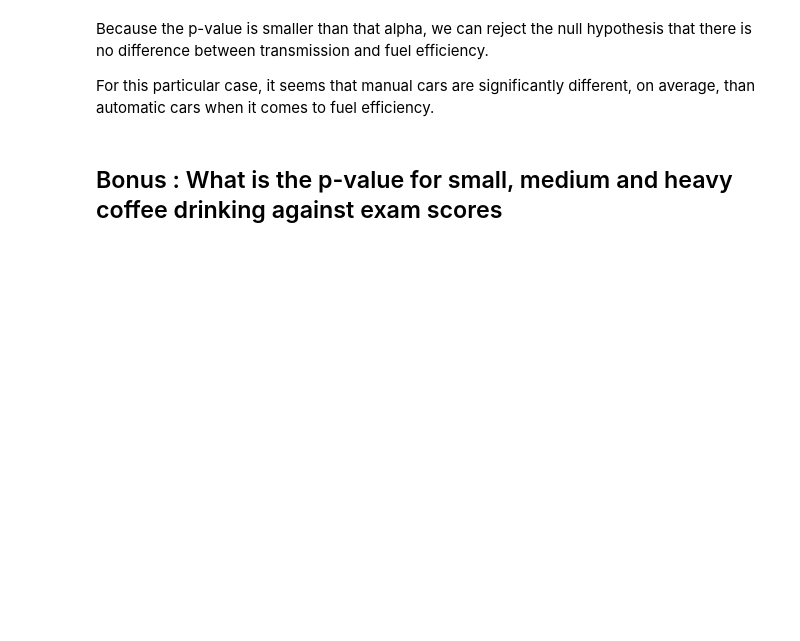
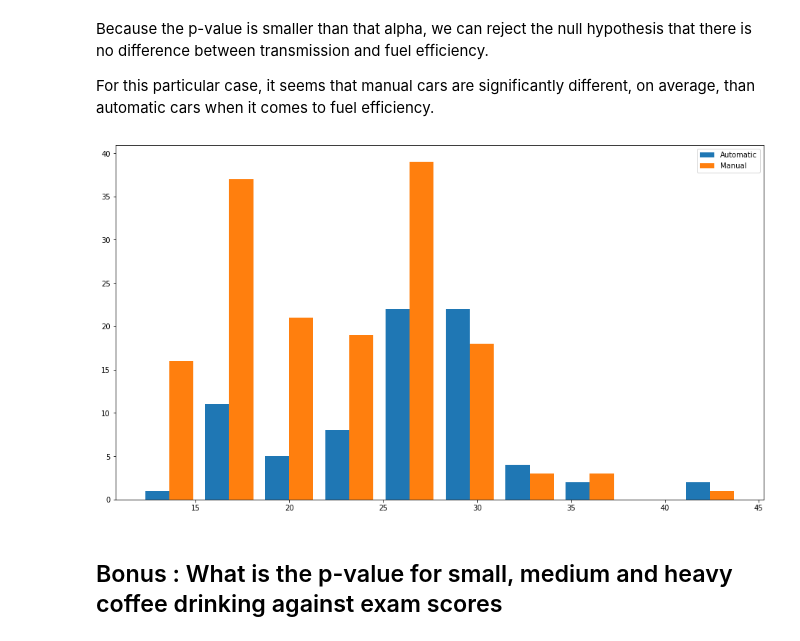
Before and after one commit to chasethompson/statistics_exercises, a Jupyter notebook: hypothesis_testing.ipynb, the cells around one changed output. Drawn from its saved outputs; the diff is of its cells as text; code cells hidden in the pictures; blank space fills up the shorter version.

```diff
--- a/hypothesis_testing.ipynb
+++ b/hypothesis_testing.ipynb
@@ -407,8 +417,9 @@ The p-value is below the alpha, which means we reject the null hypothesis that c
 - $H_0$: There is no difference in gas mileage between manual and automatic cars
 - $H_a$: There is a difference in gas mileage between manual and automatic cars
 # %%
-x1 = mpg[mpg.trans.str.contains('manual')].fuel_eff
-x2 = mpg[mpg.trans.str.contains('auto')].fuel_eff
+x1 = mpg[mpg.trans.str.startswith('manual')].hwy
+x2 = mpg[mpg.trans.str.contains('auto')].hwy
 
-stats.ttest_ind(x1, x2)
+t, p = stats.ttest_ind(x1, x2)
+t, p
 # %% [output]
@@ -421,3 +432,10 @@ avg fuel effienct for automatic cars: 22.2, and manual: 19.1
 Because the p-value is smaller than that alpha, we can reject the null hypothesis that there is no difference between transmission and fuel efficiency.
 
 For this particular case, it seems that manual cars are significantly different, on average, than automatic cars when it comes to fuel efficiency.
+# %%
+plt.figure(figsize=(16,9))
+plt.hist([x1, x2], label=["Automatic", "Manual"])
+plt.legend(loc="upper right")
+plt.show()
+# %% [output]
+[figure, added]
```
Also changed, not shown: parts of 7 cells of this notebook.
